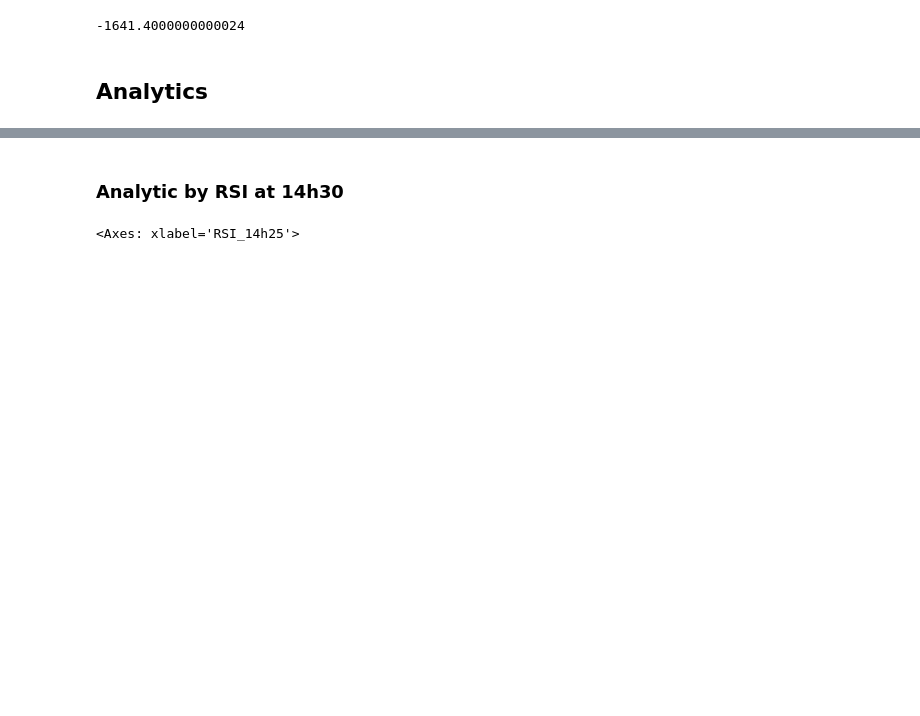
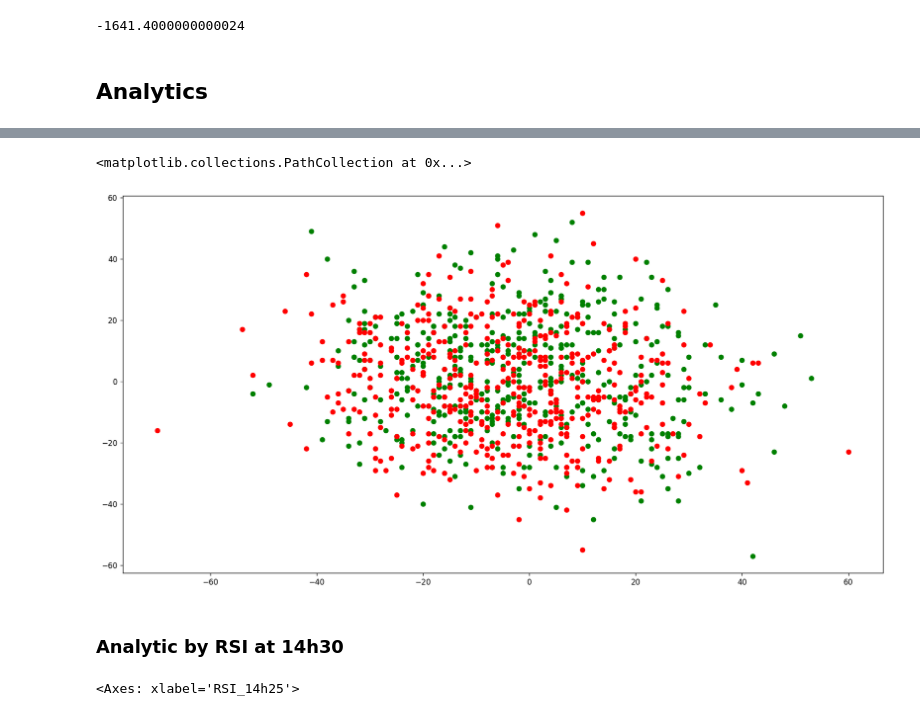
Before and after one commit to zuongthaotn/phantich-chungkhoan, a Jupyter notebook: VN30F1M/ATC_analytics.ipynb, the cells around one changed output, grey strips where cells are left out. Saved outputs shown, nothing was run; the diff lists cells and outputs as text; code cells hidden in the pictures; blank space fills up the shorter version.

```diff
--- a/VN30F1M/ATC_analytics.ipynb
+++ b/VN30F1M/ATC_analytics.ipynb
@@ -156,3 +171,6 @@ short_data['return'].sum()
 ## Analytics
 # %%
 analytics_data = day_data[(day_data.index > '2020-11-01 00:00:00') & (day_data.index < '2024-10-01 00:00:00')]
+# %%
+long_data = analytics_data[analytics_data['return'] > 0]
+short_data = analytics_data[analytics_data['return'] < 0]
@@ -159,3 +189,9 @@ analytics_data = day_data[(day_data.index > '2020-11-01 00:00:00') & (day_data.i
+# %%
+plt.scatter(long_data['rsi_morning_move'], long_data['rsi_afternoon_move'], c='green')
+plt.scatter(short_data['rsi_morning_move'], short_data['rsi_afternoon_move'], c='red')
+# %% [output]
+<matplotlib.collections.PathCollection at 0x...>
+[figure, added]
 # %% [markdown]
 ### Analytic by RSI at 14h30
 # %%
```
Also changed, not shown: parts of 14 cells of this notebook, 1 other file.
